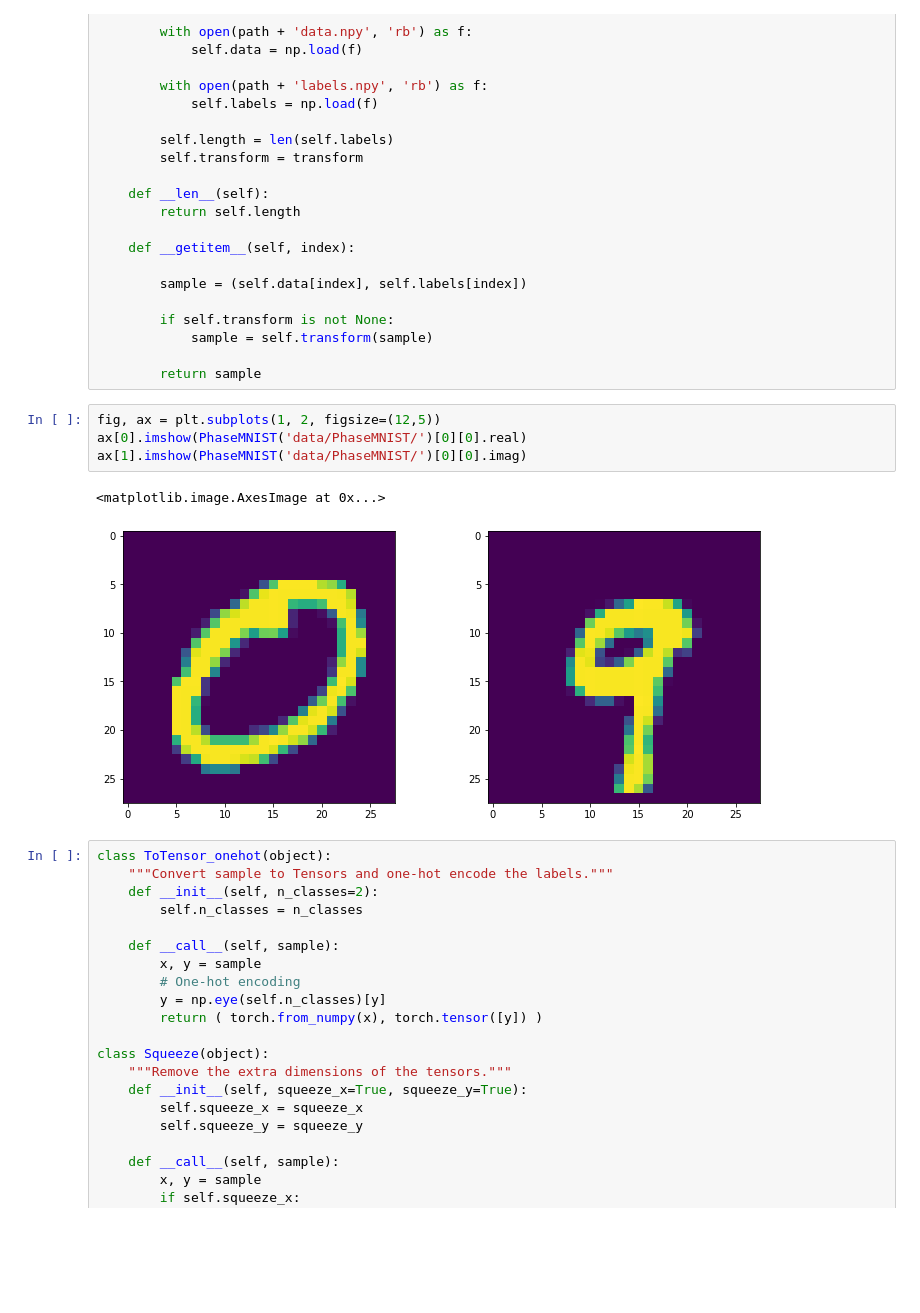
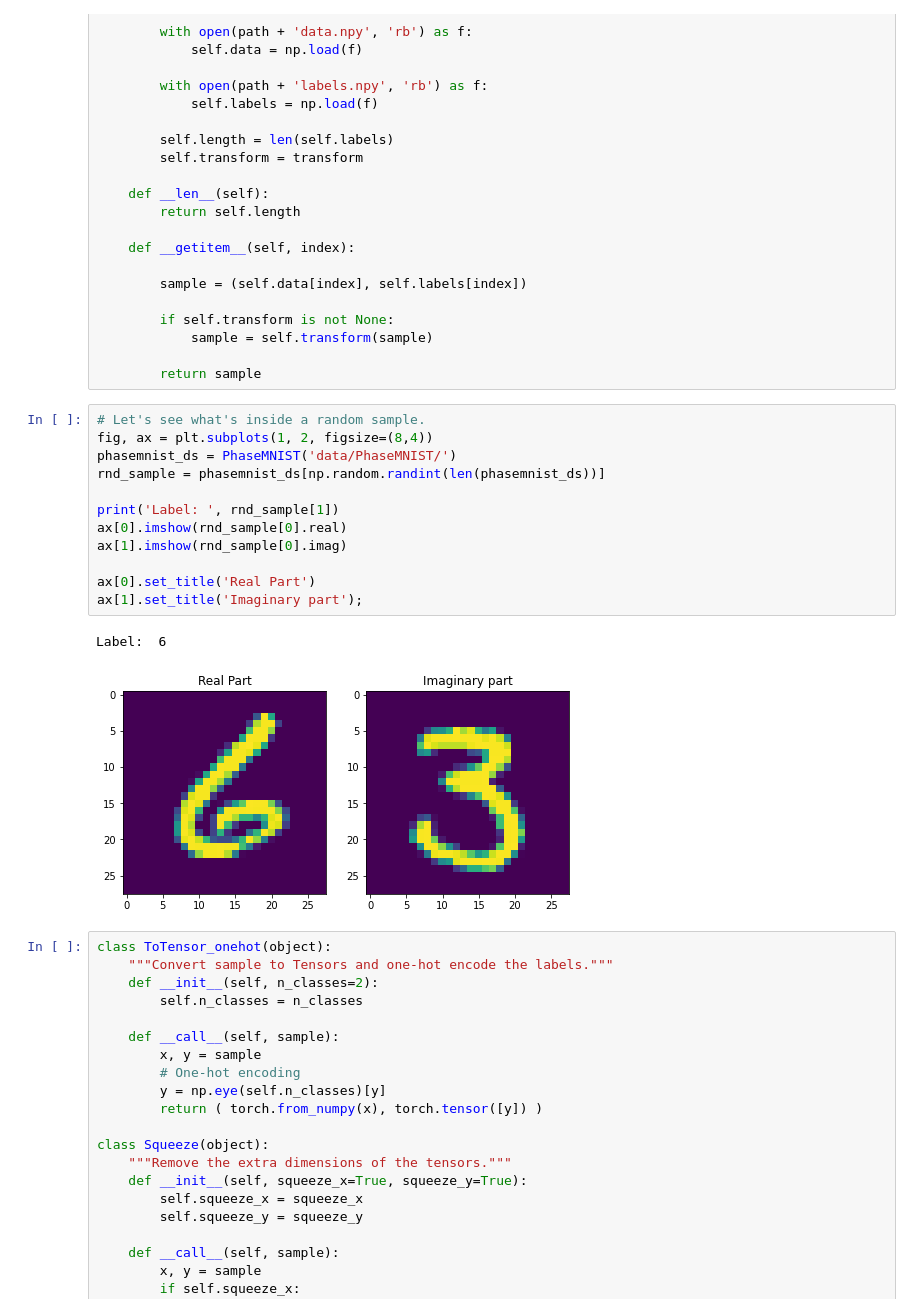
Before and after one commit to MattiaPujatti/complex-valued-deep-learning-for-condition-monitoring, a Jupyter notebook: Complex_Valued_Deep_Learning.ipynb, the cells around one changed output. Drawn from its saved outputs; the diff is of its cells as text; blank space fills up the shorter version.

```diff
--- a/Testing_ComplexNet_Properties.ipynb
+++ b/Complex_Valued_Deep_Learning.ipynb
@@ -82,13 +104,21 @@ class PhaseMNIST(Dataset):
             sample = self.transform(sample)
 
         return sample
-# %%
-fig, ax = plt.subplots(1, 2, figsize=(12,5))
-ax[0].imshow(PhaseMNIST('data/PhaseMNIST/')[0][0].real)
-ax[1].imshow(PhaseMNIST('data/PhaseMNIST/')[0][0].imag)
-# %% [output]
-<matplotlib.image.AxesImage at 0x...>
-[figure, removed]
+# %%
+# Let's see what's inside a random sample.
+fig, ax = plt.subplots(1, 2, figsize=(8,4))
+phasemnist_ds = PhaseMNIST('data/PhaseMNIST/')
+rnd_sample = phasemnist_ds[np.random.randint(len(phasemnist_ds))]
+
+print('Label: ', rnd_sample[1])
+ax[0].imshow(rnd_sample[0].real)
+ax[1].imshow(rnd_sample[0].imag)
+
+ax[0].set_title('Real Part')
+ax[1].set_title('Imaginary part');
+# %% [output]
+Label:  6
+[figure, added]
 # %%
 class ToTensor_onehot(object):
     """Convert sample to Tensors and one-hot encode the labels."""
```
Also changed, not shown: parts of 21 cells of this notebook, 2 other files.
